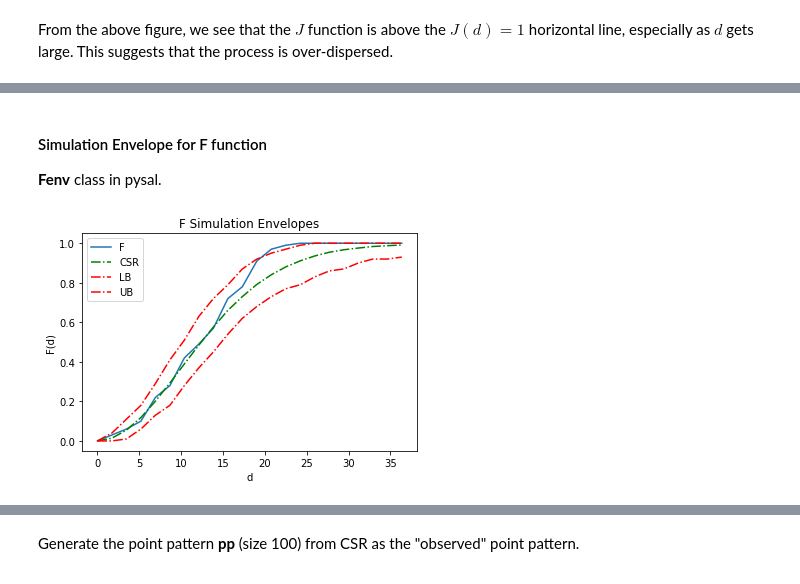
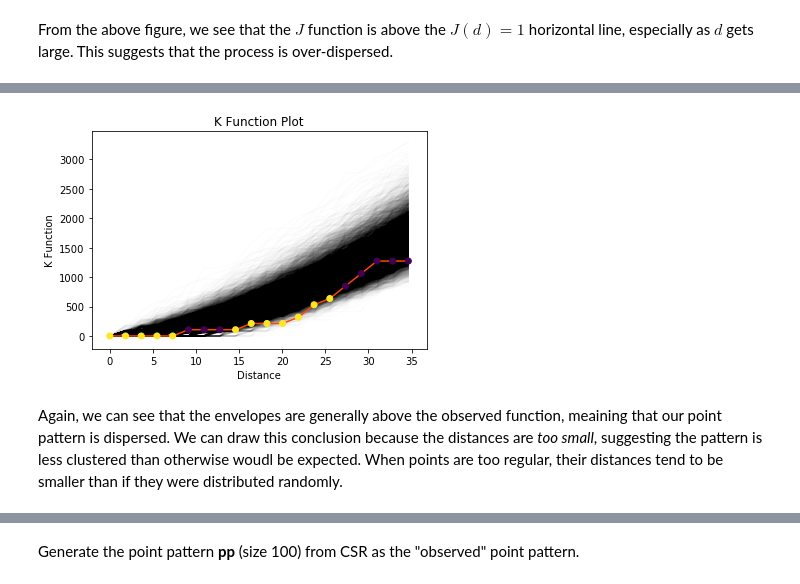
Before and after one commit to pysal/pointpats, a Jupyter notebook: notebooks/distance_statistics-numpy-oriented.ipynb, the cells around one changed output, grey strips where cells are left out. Drawn from its saved outputs; the diff is of its cells as text; code cells hidden in the pictures.

```diff
--- a/notebooks/distance_statistics-numpy-oriented.ipynb
+++ b/notebooks/distance_statistics-numpy-oriented.ipynb
@@ -289,3 +215,2 @@ In the above figure, **LB** and **UB** comprise the simulation envelope. **CSR**
 # %%
-g_test = ripley.g_test(points, keep_replications=True)
-g_test
+k_test = ripley.k_test(points, keep_simulations=True)
@@ -320,9 +217,17 @@ plt.show()
-# %% [markdown]
-#### Simulation Envelope for F function
-
-**Fenv** class in pysal.
-# %%
-fenv = Fenv(pp, intervals=20, realizations=realizations)
-fenv.plot()
-# %% [output]
-[figure, removed]
+# %%
+plt.plot(k_test.support, k_test.simulations.T, color='k', alpha=.01)
+plt.plot(k_test.support, k_test.statistic, color='orangered')
+
+plt.scatter(k_test.support, k_test.statistic,
+            cmap='viridis', c=k_test.pvalue < .05,
+            zorder=4 # make sure they plot on top
+           )
+
+plt.xlabel('Distance')
+plt.ylabel('K Function')
+plt.title('K Function Plot')
+plt.show()
+# %% [output]
+[figure, added]
+# %% [markdown]
+Again, we can see that the envelopes are generally above the observed function, meaining that our point pattern is dispersed. We can draw this conclusion because the distances are *too small*, suggesting the pattern is less clustered than otherwise woudl be expected. When points are too regular, their distances tend to be smaller than if they were distributed randomly.
```
Also changed, not shown: parts of 70 cells of this notebook.
